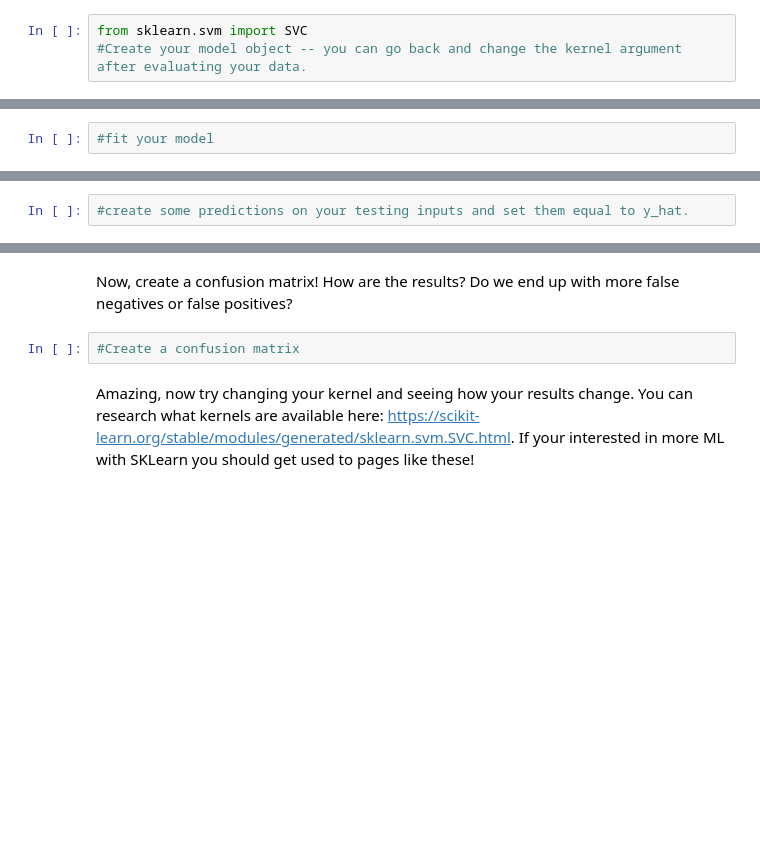
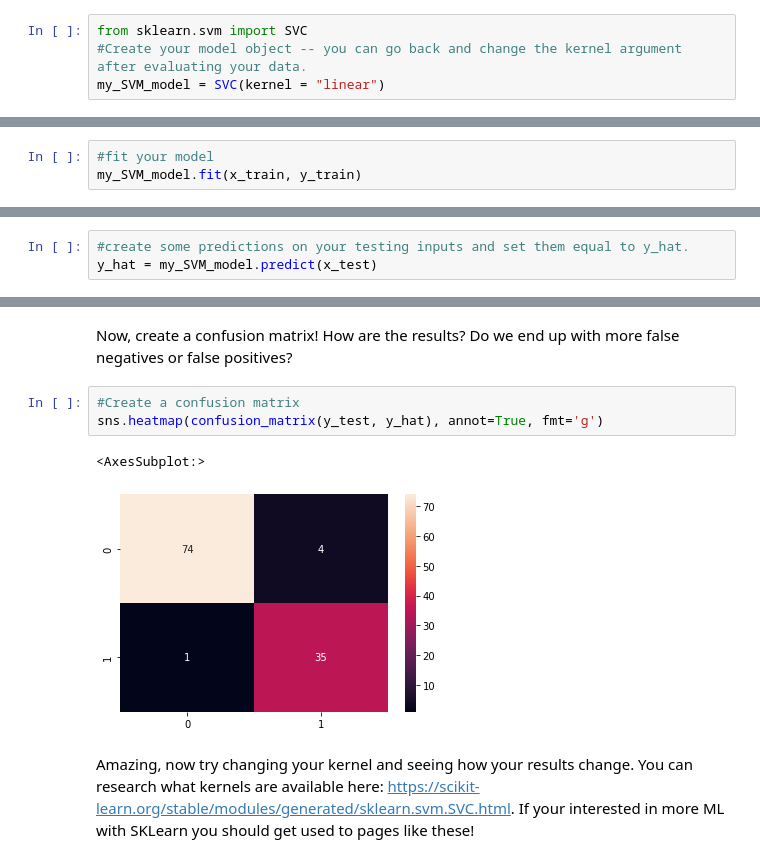
Before and after one commit to AnthonyCampbell208/SC22-BatchB-Frenzied-Physcists, a Jupyter notebook: Isaac/DS-Notebooks-Summer-2022/week2/Cancer_detection.ipynb, the cells around one changed output, grey strips where cells are left out. Drawn from its saved outputs; the diff is of its cells as text; blank space fills up the shorter version.

```diff
--- a/Isaac/DS-Notebooks-Summer-2022/week2/Cancer_detection.ipynb
+++ b/Isaac/DS-Notebooks-Summer-2022/week2/Cancer_detection.ipynb
@@ -292,7 +302,9 @@ I know it was a lot of information in the last section, but the code is *basical
 # %%
 from sklearn.svm import SVC
 #Create your model object -- you can go back and change the kernel argument after evaluating your data.
+my_SVM_model = SVC(kernel = "linear")
 # %% [markdown]
 Do you remember how to fit a model? What parts of our data do we fit/train on? You can go look at the section above for inspiration.
 # %%
 #fit your model
+my_SVM_model.fit(x_train, y_train)
@@ -300,5 +314,6 @@ Do you remember how to fit a model? What parts of our data do we fit/train on? Y
 Now create some predictions and set them equal to `y_hat`. You can look above or google how to make predictions on sklearn if you get confused!
 # %%
 #create some predictions on your testing inputs and set them equal to y_hat.
+y_hat = my_SVM_model.predict(x_test)
 # %% [markdown]
 Compute your MSE below. Is this higher or lower than KNN? Which one would you recommend so far?
@@ -308,6 +328,10 @@ Compute your MSE below. Is this higher or lower than KNN? Which one would you re
 Now, create a confusion matrix! How are the results? Do we end up with more false negatives or false positives?
 # %%
 #Create a confusion matrix
+sns.heatmap(confusion_matrix(y_test, y_hat), annot=True, fmt='g')
+# %% [output]
+<AxesSubplot:>
+[figure, added]
 # %% [markdown]
 Amazing, now try changing your kernel and seeing how your results change. You can research what kernels are available here: https://scikit-learn.org/stable/modules/generated/sklearn.svm.SVC.html. If your interested in more ML with SKLearn you should get used to pages like these!
 # %% [markdown]
```
Also changed, not shown: parts of 9 cells of this notebook, 17 other files.
